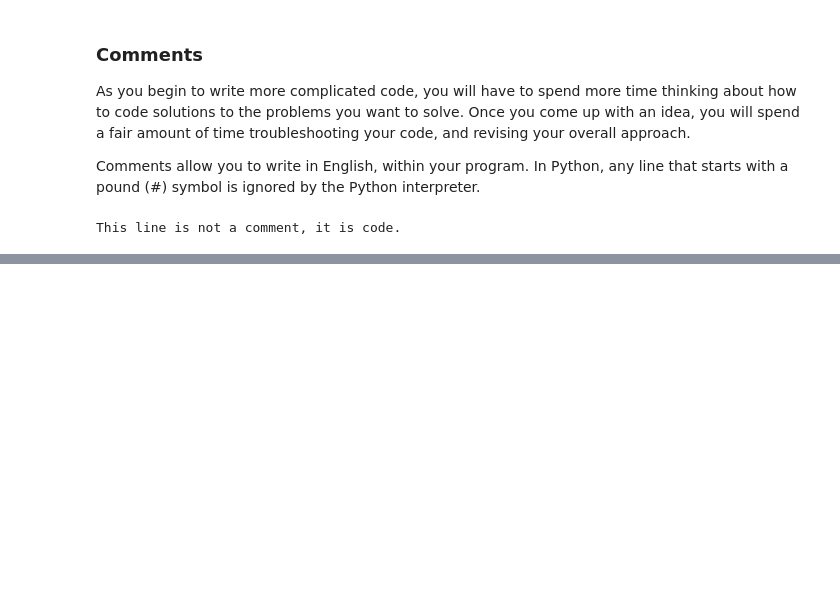
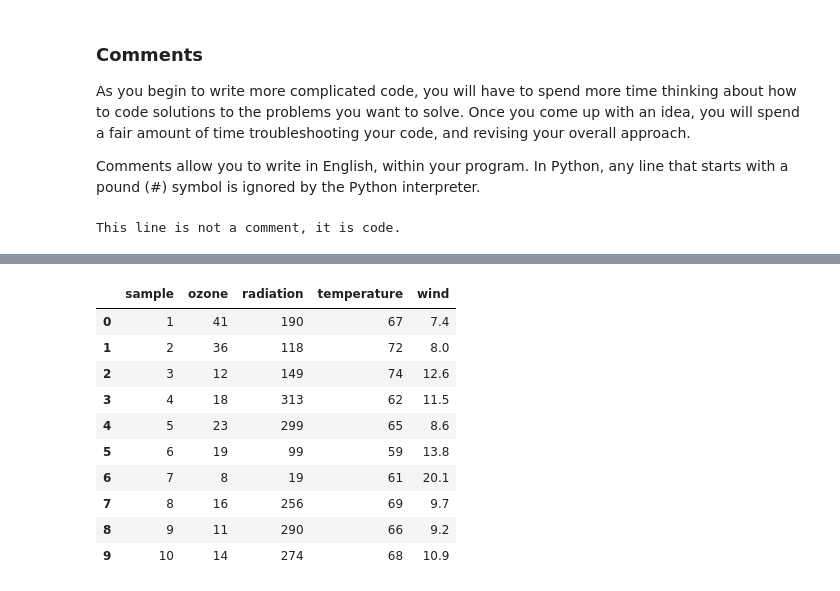
Before and after one commit to barnarderc/intro-to-python, a Jupyter notebook: Introduction to Python Notebook ERC.ipynb, the cells around one changed output, grey strips where cells are left out. Cells and saved outputs as stored; diff of their text form; code cells hidden in the pictures; blank space fills up the shorter version.

```diff
--- a/Introduction to Python Notebook ERC.ipynb
+++ b/Introduction to Python Notebook ERC.ipynb
@@ -111,0 +297,14 @@ This line is not a comment, it is code.
+# %%
+environ[0:10]
+# %% [output]
+|  | sample | ozone | radiation | temperature | wind |
+| 0 | 1 | 41 | 190 | 67 | 7.4 |
+| 1 | 2 | 36 | 118 | 72 | 8.0 |
+| 2 | 3 | 12 | 149 | 74 | 12.6 |
+| 3 | 4 | 18 | 313 | 62 | 11.5 |
+| 4 | 5 | 23 | 299 | 65 | 8.6 |
+| 5 | 6 | 19 | 99 | 59 | 13.8 |
+| 6 | 7 | 8 | 19 | 61 | 20.1 |
+| 7 | 8 | 16 | 256 | 69 | 9.7 |
+| 8 | 9 | 11 | 290 | 66 | 9.2 |
+| 9 | 10 | 14 | 274 | 68 | 10.9 |
```
Also changed, not shown: parts of 34 cells of this notebook, 1 other file.
